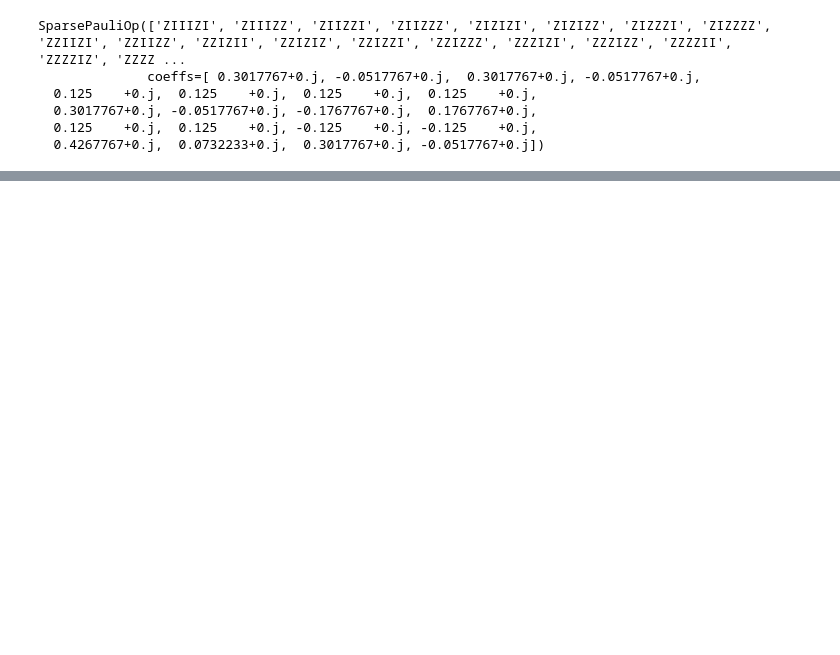
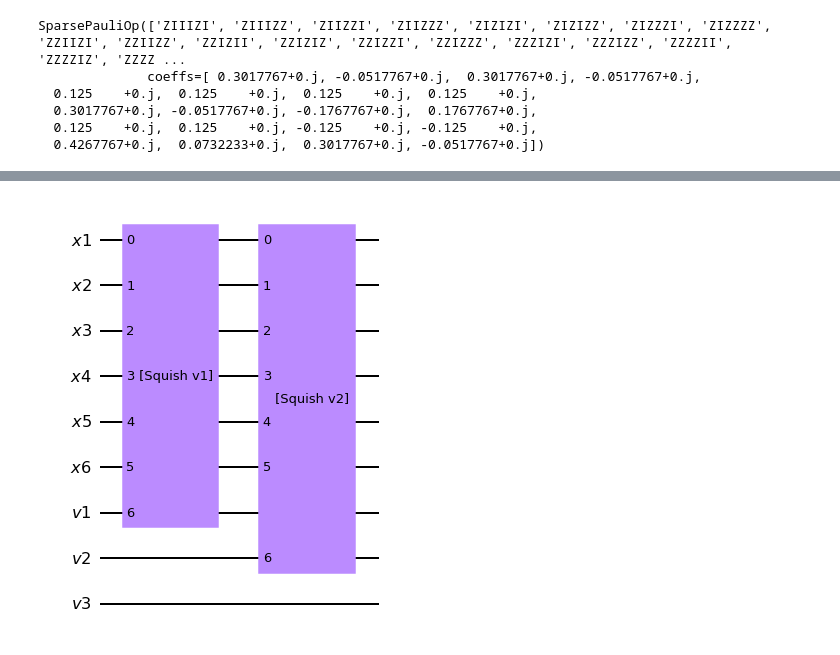
Before and after one commit to nekomorphism/binary-octohedral-group, a Jupyter notebook: bo-trace-circ.ipynb, the cells around one changed output, grey strips where cells are left out. Saved outputs shown, nothing was run; the diff lists cells and outputs as text; code cells hidden in the pictures; blank space fills up the shorter version.

```diff
--- a/bo-trace-circ.ipynb
+++ b/bo-trace-circ.ipynb
@@ -80,0 +208,7 @@ trace_ham
+# %%
+squish = QuantumCircuit(x1,x2,x3,x4,x5,x6,v1,v2,v3, name=" [Squish Gate] ")
+squish.append(squishv1, [x1,x2,x3,x4,x5,x6,v1])
+squish.append(squishv2, [x1,x2,x3,x4,x5,x6,v2])
+squish.draw("mpl")
+# %% [output]
+[figure, added]
```
Also changed, not shown: parts of 33 cells of this notebook, 1 other file.
